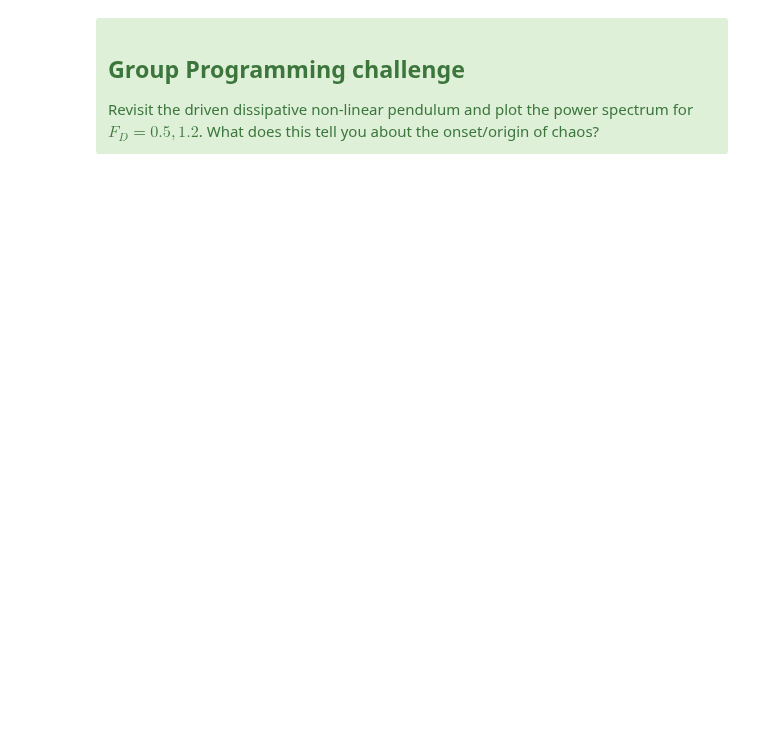
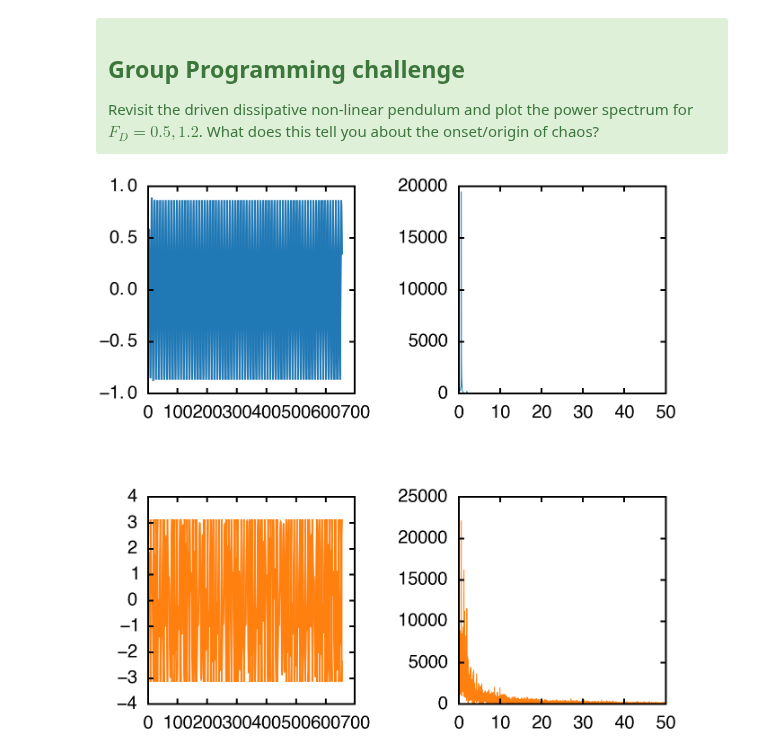
Before and after one commit to agdelma/IntroCompPhysics, a Jupyter notebook: Notebooks/22_FFT.ipynb, the cells around one changed output. Drawn from its saved outputs; the diff is of its cells as text; code cells hidden in the pictures; blank space fills up the shorter version.

```diff
--- a/Notebooks/22_FFT.ipynb
+++ b/Notebooks/22_FFT.ipynb
@@ -167,5 +175,16 @@ FD = [0.5,1.2]
 Δt = 0.01
 
 # We determine the maximum time such that N = 2*n
-N = int(2**(np.ceil(np.log2(int(200.0/Δt)))))
+N = int(2**(np.ceil(np.log2(int(500.0/Δt)))))
 t = np.arange(0.0,N*Δt,Δt)
+# %%
+fig, axes = plt.subplots(2,2,sharex=False, sharey=False, figsize=(10,10))
+fig.subplots_adjust(wspace=0.5,hspace=0.5)
+for i in range(2):
+    θ,cω = euler(t,FD[i],*params)
+    ω,θ̂ = fast_fourier_transform(t,θ)
+    axes[i,0].plot(t,θ,color=colors[i],lw=2)
+    axes[i,1].plot(ω,np.abs(θ̂),color=colors[i],lw=1)
+    axes[i,1].set_xlim(0,50)
+# %% [output]
+[figure, added]
```
Also changed, not shown: parts of 2 cells of this notebook, 1 other file.
